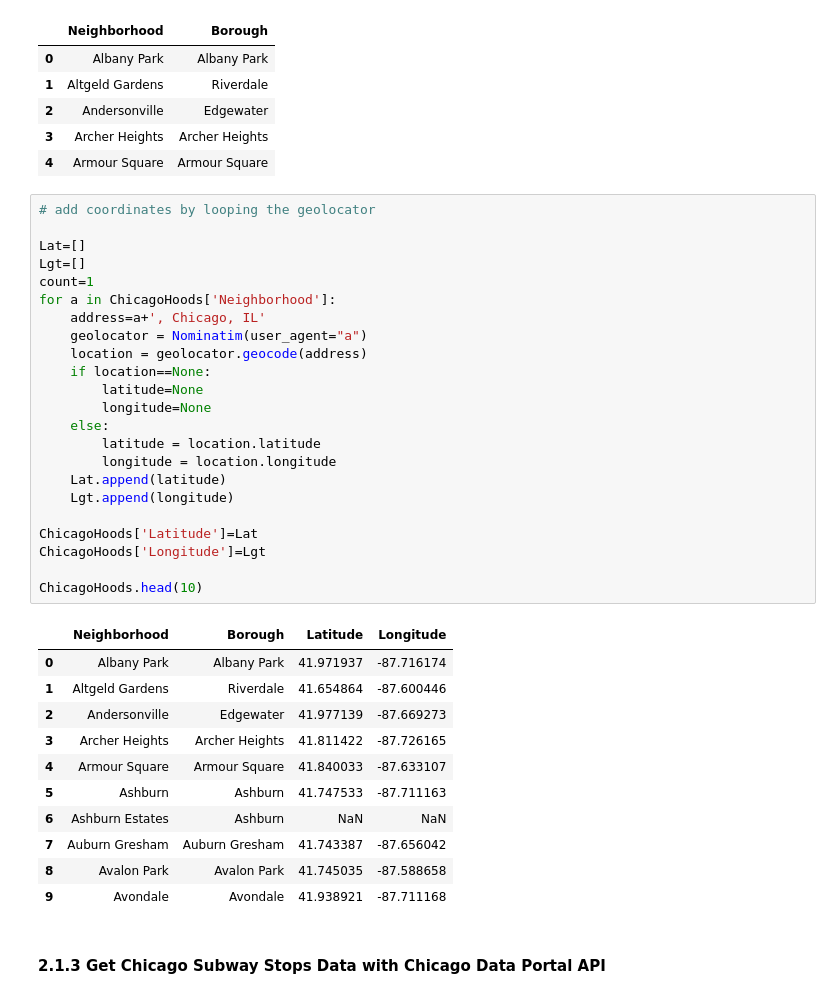
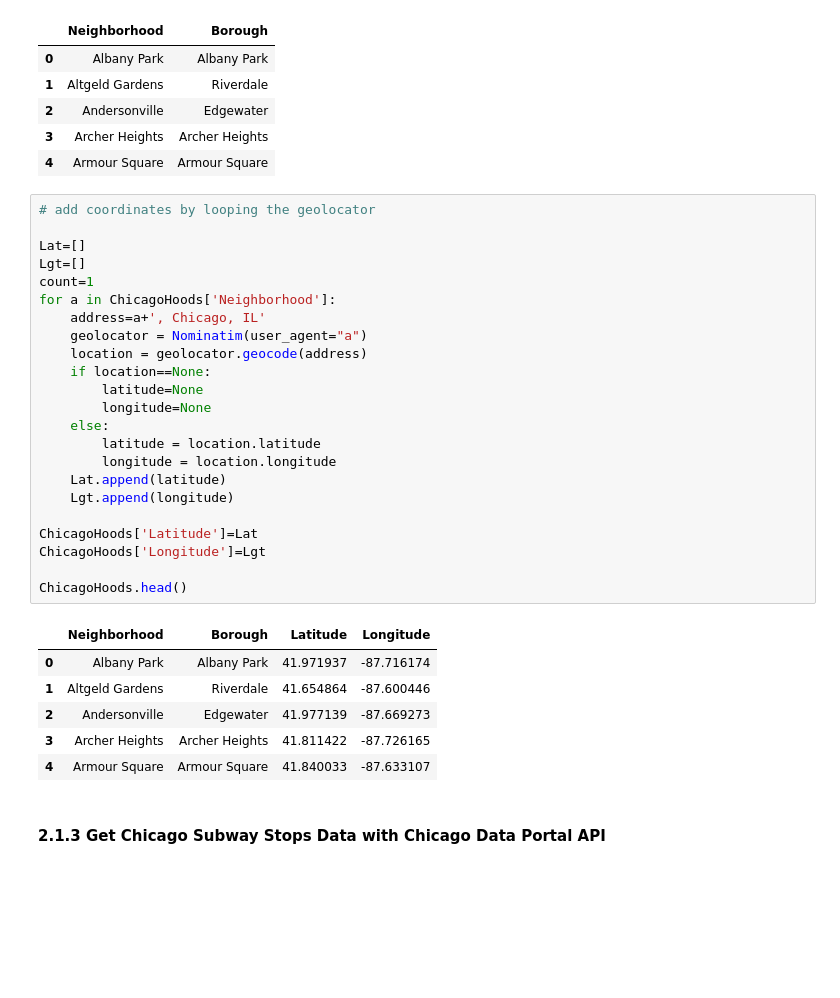
Before and after one commit to yinanwang9710/Coursera_Capstone, a Jupyter notebook: The Battle of Neighborhood.ipynb, the cells around one changed output. Cells and saved outputs as stored; diff of their text form; blank space fills up the shorter version.

```diff
--- a/The Battle of Neighborhood.ipynb
+++ b/The Battle of Neighborhood.ipynb
@@ -132,38 +132,33 @@ The shape of 'ChicagoHoods' is:  (246, 2)
 # %%
 # add coordinates by looping the geolocator
 
 Lat=[]
 Lgt=[]
 count=1
 for a in ChicagoHoods['Neighborhood']:
     address=a+', Chicago, IL'
     geolocator = Nominatim(user_agent="a")
     location = geolocator.geocode(address)
     if location==None:
         latitude=None
         longitude=None
     else:
         latitude = location.latitude
         longitude = location.longitude
     Lat.append(latitude)
     Lgt.append(longitude)
 
 ChicagoHoods['Latitude']=Lat
 ChicagoHoods['Longitude']=Lgt
 
-ChicagoHoods.head(10)
+ChicagoHoods.head()
 # %% [output]
 |  | Neighborhood | Borough | Latitude | Longitude |
 | 0 | Albany Park | Albany Park | 41.971937 | -87.716174 |
 | 1 | Altgeld Gardens | Riverdale | 41.654864 | -87.600446 |
 | 2 | Andersonville | Edgewater | 41.977139 | -87.669273 |
 | 3 | Archer Heights | Archer Heights | 41.811422 | -87.726165 |
 | 4 | Armour Square | Armour Square | 41.840033 | -87.633107 |
-| 5 | Ashburn | Ashburn | 41.747533 | -87.711163 |
-| 6 | Ashburn Estates | Ashburn | NaN | NaN |
-| 7 | Auburn Gresham | Auburn Gresham | 41.743387 | -87.656042 |
-| 8 | Avalon Park | Avalon Park | 41.745035 | -87.588658 |
-| 9 | Avondale | Avondale | 41.938921 | -87.711168 |
 # %% [markdown]
 #### 2.1.3 Get Chicago Subway Stops Data with Chicago Data Portal API
 # %%
```
Also changed, not shown: parts of 44 cells of this notebook.
